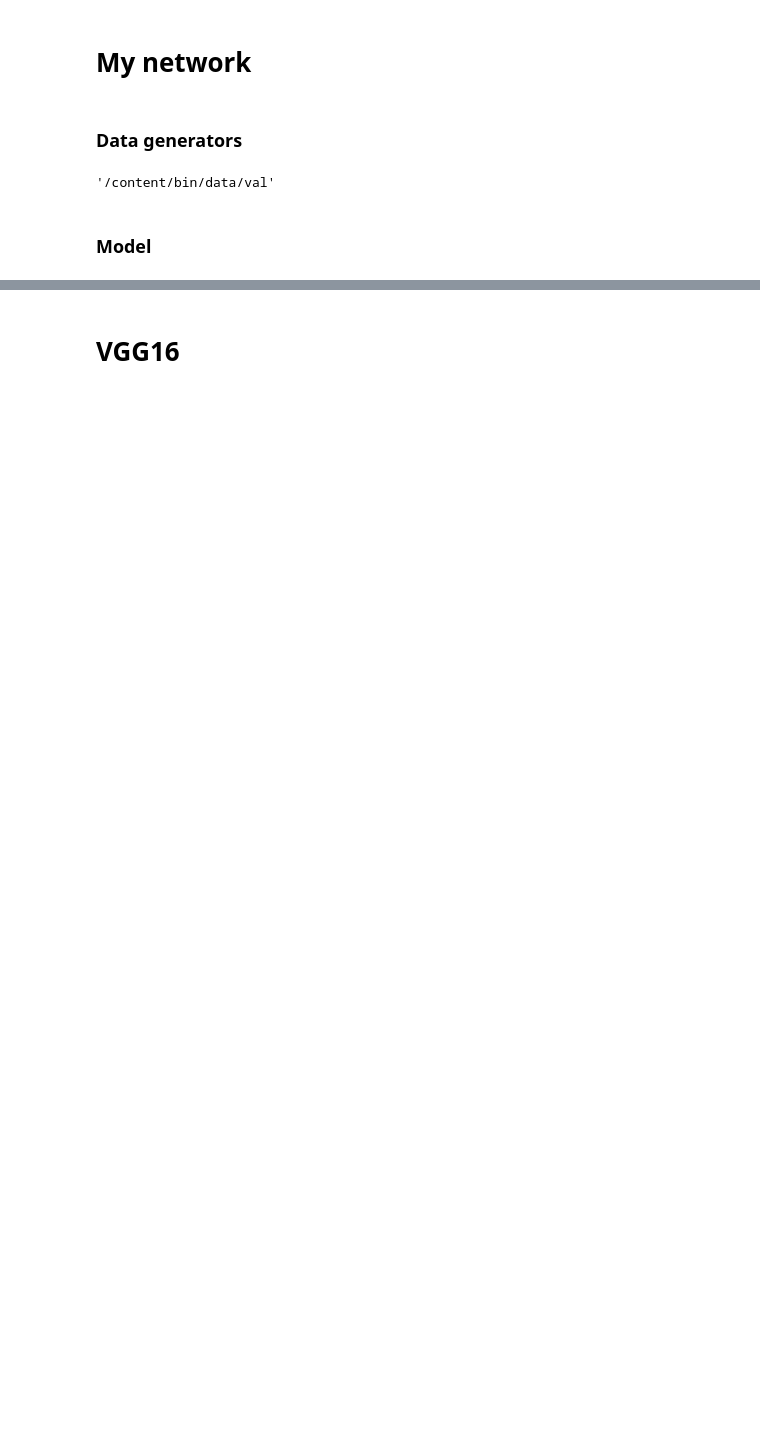
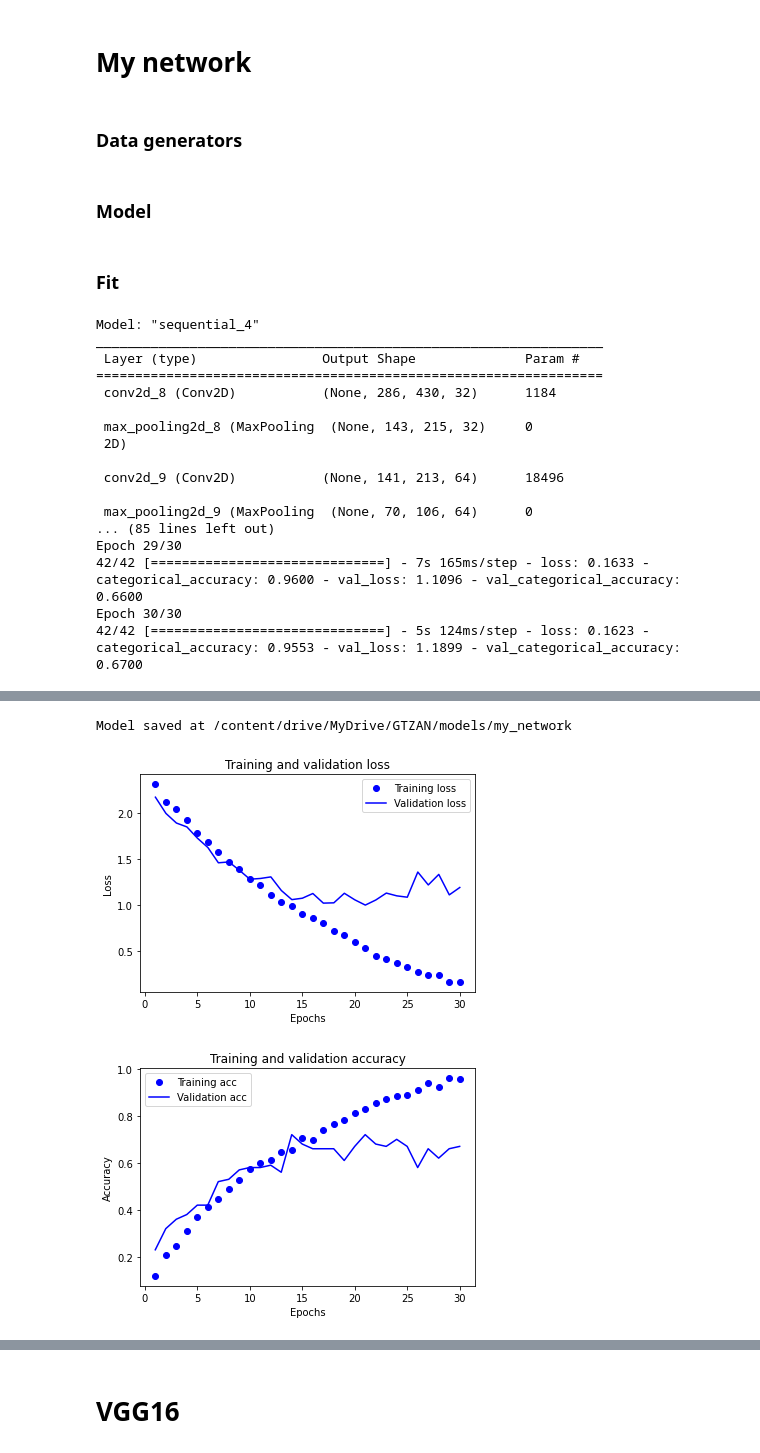
Before and after one commit to michalgorul/classification-of-musical-genres, a Jupyter notebook: GTZAN_MG.ipynb, the cells around one changed output, grey strips where cells are left out. Cells and saved outputs as stored; diff of their text form; code cells hidden in the pictures; blank space fills up the shorter version.

```diff
--- a/GTZAN_MG.ipynb
+++ b/GTZAN_MG.ipynb
@@ -544,14 +681,3 @@ val_dir_on_colab_instance = "/content/bin/data/val"
-# %%
-if os.path.exists(train_dir_on_colab_instance):
-  shutil.rmtree(train_dir_on_colab_instance)
-
-if os.path.exists(val_dir_on_colab_instance):
-  shutil.rmtree(val_dir_on_colab_instance)
-
-shutil.copytree(gtzan_train_dir, train_dir_on_colab_instance)
-shutil.copytree(gtzan_val_dir, val_dir_on_colab_instance)
-# %% [output]
-'/content/bin/data/val'
 # %%
 from keras.preprocessing.image import ImageDataGenerator, DirectoryIterator
 
@@ -613,7 +738,7 @@ def list_output_of_generators() -> None:
 ImageFile.LOAD_TRUNCATED_IMAGES = True
 
 
-def build_model() -> Sequential:
+def build_my_model() -> Sequential:
   """
   Function creating keras model
   :return: a model
@@ -650,3 +775,47 @@ def build_model() -> Sequential:
   )
 
   return model
+# %% [markdown]
+### Fit
+# %%
+# def fit_model(model, x, y, train_steps, epochs, validation_data, validation_steps, model_path):
+my_model = build_my_model()
+
+train_data = get_train_data_generator()
+val_data = get_validation_data_generator()
+
+train_steps = train_data.samples / train_data.batch_size
+val_steps = val_data.samples / val_data.batch_size
+
+my_model_path = "/content/drive/MyDrive/GTZAN/models/my_network"
+
+EPOCHS = 30
+
+fit_model(
+    model=my_model,
+    x=train_data,
+    y=None,
+    train_steps=train_steps,
+    epochs=EPOCHS,
+    validation_data=val_data,
+    validation_steps=val_steps,
+    model_path=my_model_path
+)
+# %% [output]
+Model: "sequential_4"
+_________________________________________________________________
+ Layer (type)                Output Shape              Param #
+=================================================================
+ conv2d_8 (Conv2D)           (None, 286, 430, 32)      1184
+
+ max_pooling2d_8 (MaxPooling  (None, 143, 215, 32)     0
+ 2D)
+
+ conv2d_9 (Conv2D)           (None, 141, 213, 64)      18496
+
+ max_pooling2d_9 (MaxPooling  (None, 70, 106, 64)      0
+... (85 lines left out)
+Epoch 29/30
+42/42 [==============================] - 7s 165ms/step - loss: 0.1633 - categorical_accuracy: 0.9600 - val_loss: 1.1096 - val_categorical_accuracy: 0.6600
+Epoch 30/30
+42/42 [==============================] - 5s 124ms/step - loss: 0.1623 - categorical_accuracy: 0.9553 - val_loss: 1.1899 - val_categorical_accuracy: 0.6700
@@ -652,0 +823,3 @@ def build_model() -> Sequential:
+Model saved at /content/drive/MyDrive/GTZAN/models/my_network
+[figure, added]
+[figure, added]
```
Also changed, not shown: parts of 32 cells of this notebook.
